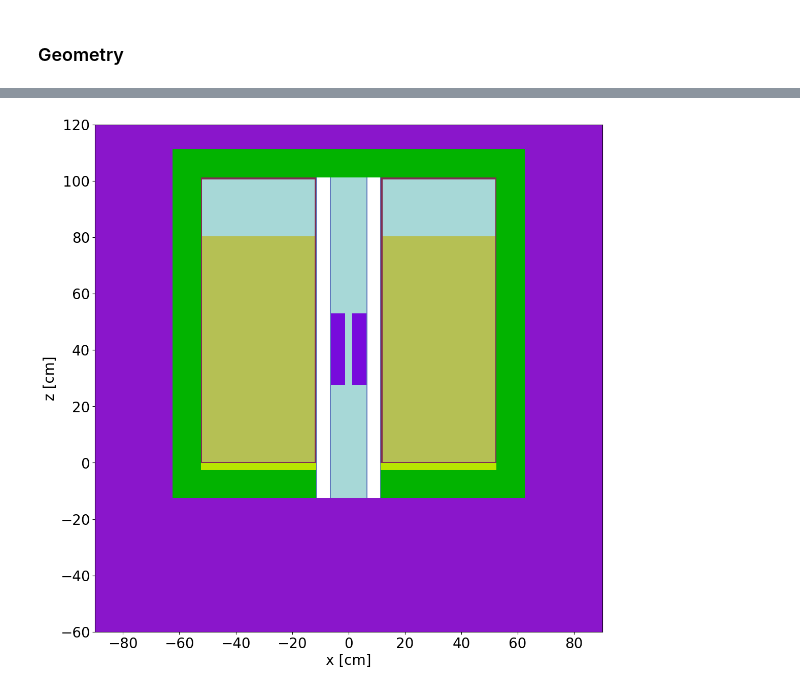
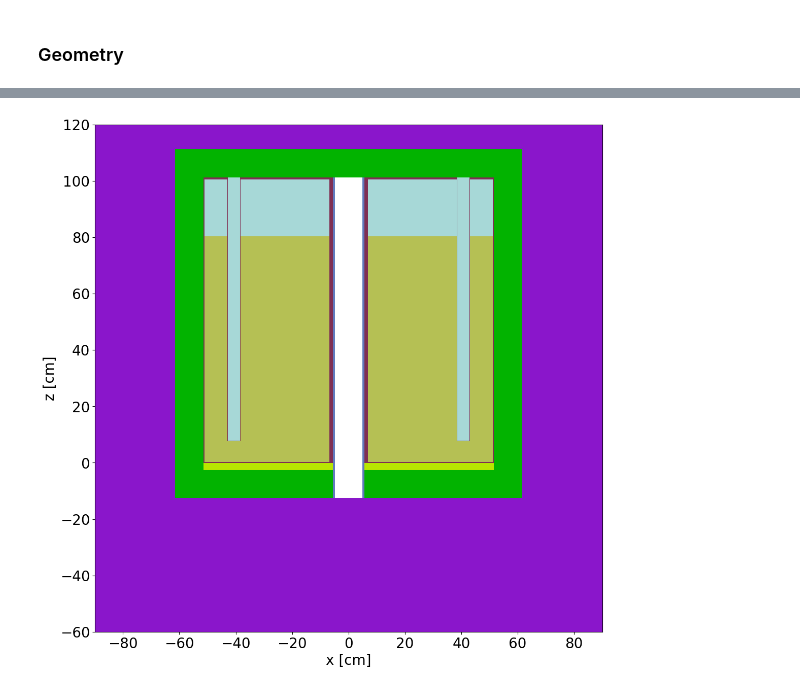
Before and after one commit to LIBRA-project/LIBRA-one, a Jupyter notebook: postprocessing.ipynb, the cells around one changed output, grey strips where cells are left out. Saved outputs shown, nothing was run; the diff lists cells and outputs as text; code cells hidden in the pictures.

```diff
--- a/postprocessing.ipynb
+++ b/postprocessing.ipynb
@@ -112,15 +112,15 @@ plt.show()
 # %%
 ax = geometry.plot(
     width=(180, 180),
-    origin=(x_c, y_c, z_c),
+    origin=(x_c, y_c - 10, z_c),
     pixels=(1000, 1000),
     basis="xz",
     color_by="material",
     # colors={Air: "white", air: "white"},
 )
 ax.tick_params(axis="both", labelsize=20)
 ax.set_xlabel(ax.get_xlabel(), fontsize=20)
 ax.set_ylabel(ax.get_ylabel(), fontsize=20)
 plt.show()
 # %% [output]
-[figure, old version]
+[figure, new version]
```
Also changed, not shown: parts of 5 cells of this notebook, 2 other files.
